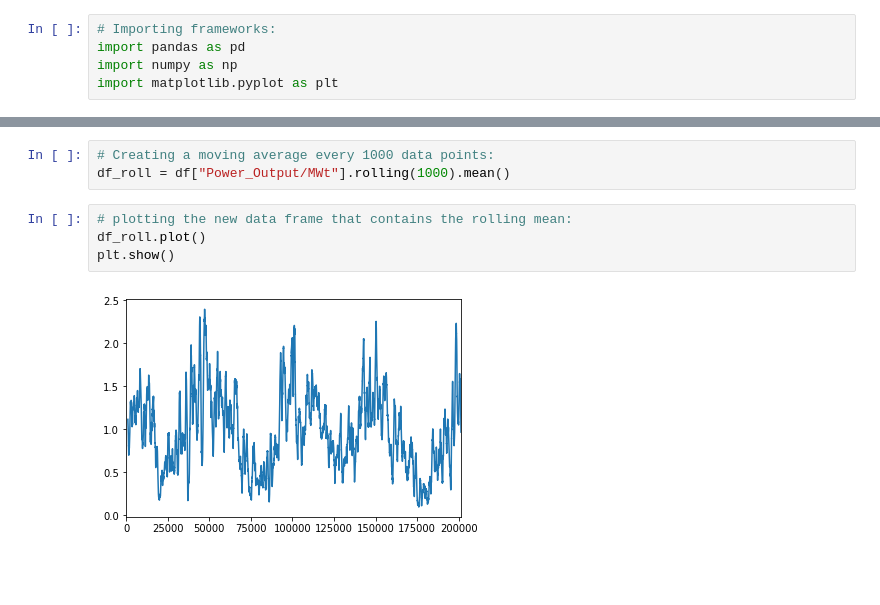
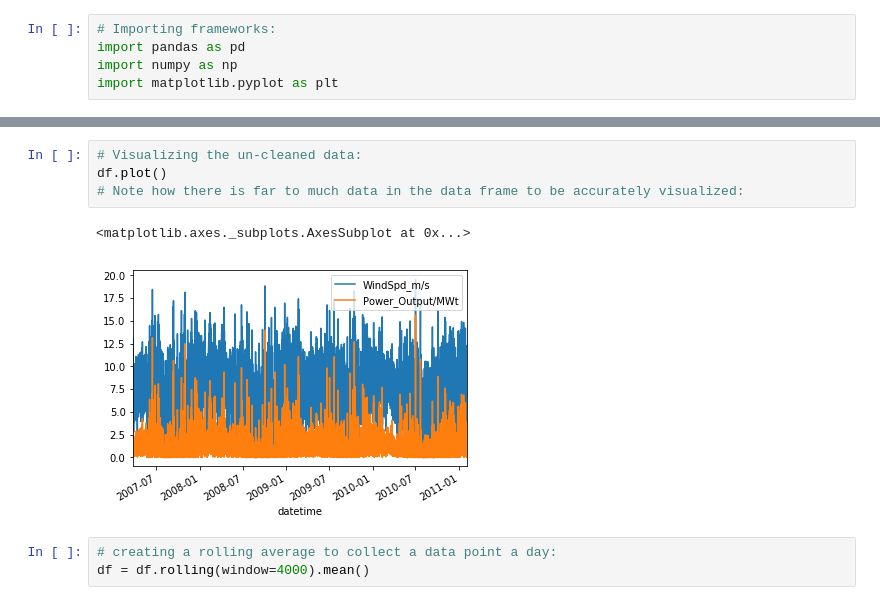
Before and after one commit to MatthewTe/Wind-Data-Study, a Jupyter notebook: Cleaned Cassia_Wind_Data Visualization .ipynb, the cells around one changed output, grey strips where cells are left out. Cells and saved outputs as stored; diff of their text form; blank space fills up the shorter version.

```diff
--- a/Cleaned Cassia_Wind_Data Visualization .ipynb
+++ b/Cleaned Cassia_Wind_Data Visualization .ipynb
@@ -23,9 +19,10 @@ plt.show()
-# %%
-# Creating a moving average every 1000 data points:
-df_roll = df["Power_Output/MWt"].rolling(1000).mean()
-# %%
-# plotting the new data frame that contains the rolling mean:
-df_roll.plot()
-plt.show()
-# %% [output]
-[figure, removed]
+# %%
+# Visualizing the un-cleaned data:
+df.plot()
+# Note how there is far to much data in the data frame to be accurately visualized:
+# %% [output]
+<matplotlib.axes._subplots.AxesSubplot at 0x...>
+[figure, added]
+# %%
+# creating a rolling average to collect a data point a day:
+df = df.rolling(window=4000).mean()
```
Also changed, not shown: parts of 6 cells of this notebook.
